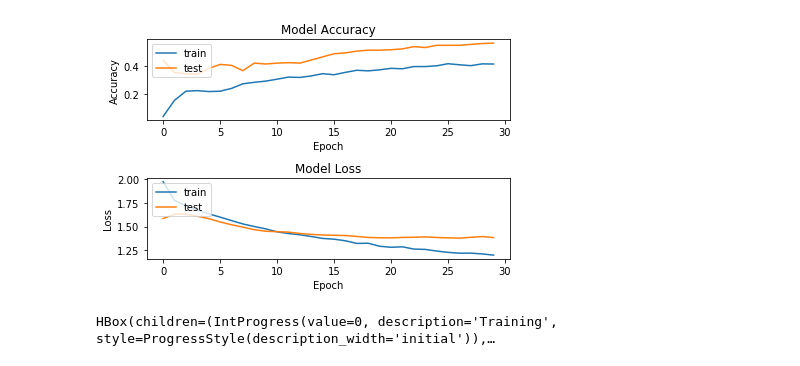
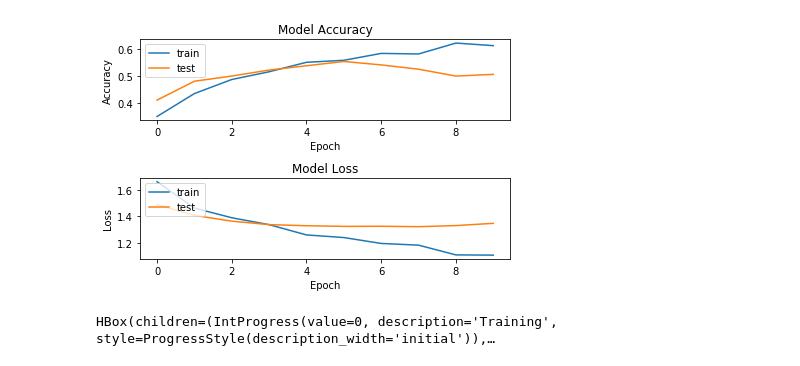
Before and after one commit to CSCI4850/S19-team1-project, a Jupyter notebook: project_code.ipynb, the cells around one changed output. Saved outputs shown, nothing was run; the diff lists cells and outputs as text; code cells hidden in the pictures.

```diff
--- a/project_code.ipynb
+++ b/project_code.ipynb
@@ -179,6 +357,6 @@ _________________________________________________________________
 # %%
-history = model.fit(X_train, Y_train, batch_size = 200,
-                    epochs = 30, verbose = 0, validation_split = 0.25,
-                    callbacks = [TQDMNotebookCallback()])
-print('Accuracy: ', model.evaluate(X, Y)[1] * 100.0, '%')
+#history = model.fit(X_train, Y_train, batch_size = 200,
+#                    epochs = 10, verbose = 0, validation_split = 0.25,
+#                    callbacks = [TQDMNotebookCallback()])
+print('Accuracy: ', model.evaluate(X_test, Y_test)[1] * 100.0, '%')
 # %% [output]
@@ -188,28 +365,28 @@ KeyboardInterrupt:
 # %%
 plt.figure(1)
 
 # Accuracy
 plt.subplot(211)
-plt.plot(history.history['acc'])S
+plt.plot(history.history['acc'])
 plt.plot(history.history['val_acc'])
-plt.title('Model Accuracy')SDSS
+plt.title('Model Accuracy')
 plt.ylabel('Accuracy')
 plt.xlabel('Epoch')
 plt.legend(['train', 'test'], loc = 'upper left')
 
 # Loss
 plt.subplot(212)
 plt.plot(history.history['loss'])
 plt.plot(history.history['val_loss'])
 plt.title('Model Loss')
 plt.ylabel('Loss')
 plt.xlabel('Epoch')
 plt.legend(['train', 'test'], loc = 'upper left')
 
 plt.tight_layout()
 plt.show()
 # %% [output]
-[figure, old version]
+[figure, new version]
 # %%
 model = keras.models.load_model('model.model')
 model.load_weights('model.weights')
```
Also changed, not shown: parts of 16 cells of this notebook, 7 other files.
